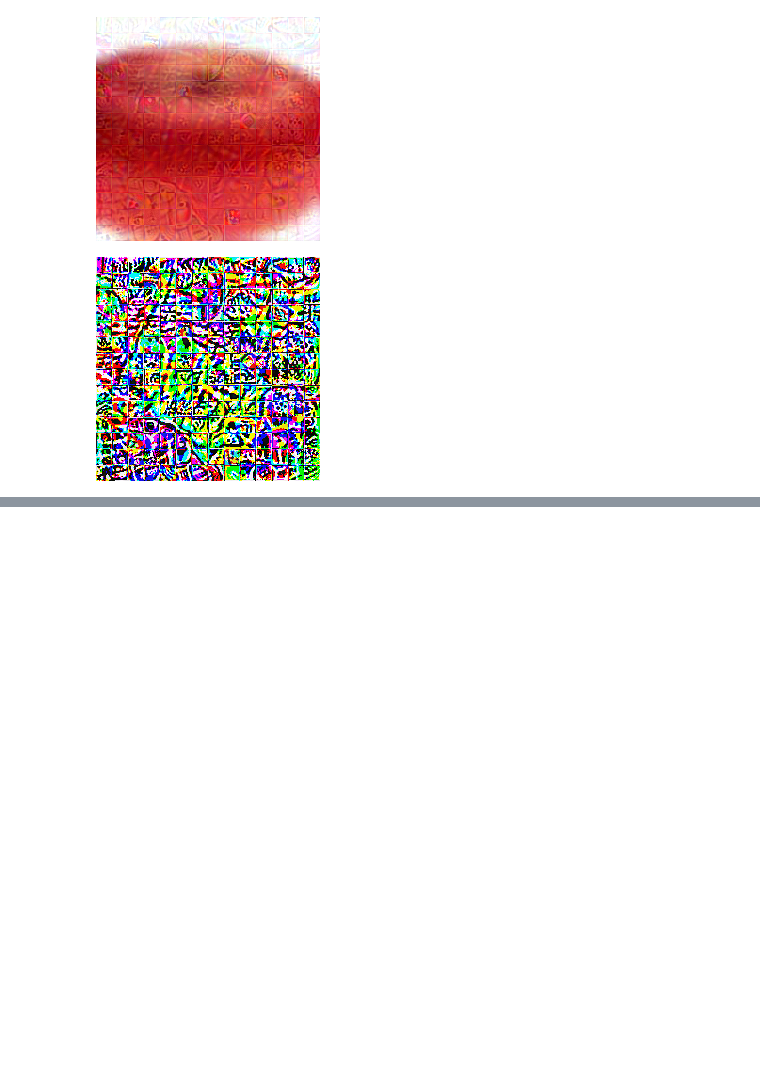
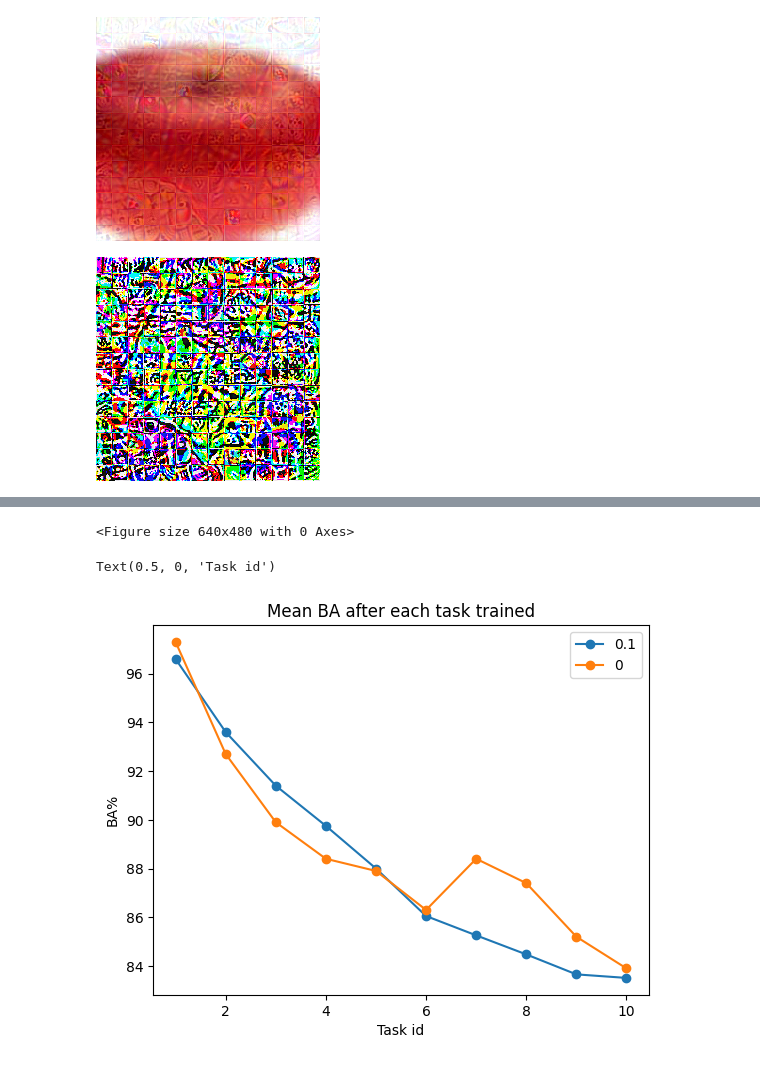
Before and after one commit to VaishnavJayanand/L2P_Backdoor, a Jupyter notebook: test.ipynb, the cells around one changed output, grey strips where cells are left out. Cells and saved outputs as stored; diff of their text form; code cells hidden in the pictures; blank space fills up the shorter version.

```diff
--- a/test.ipynb
+++ b/test.ipynb
@@ -138,0 +140,3 @@ h_img.save('heat.png')
+# %%
+acc = np.load('./output/stats/trigger_0_0_16.255.ptacc_matrix_9.npy')
+asr = np.load('./output/stats/trigger_0_0_16.255.ptasr_matrix_9.npy')
@@ -138,0 +158,47 @@ h_img.save('heat.png')
+# %%
+fig = plt.figure()
+
+num_tasks = 10
+
+acc_mean_model = []
+acc_mean_task = []
+
+asr_mean_model = []
+asr_mean_task = []
+
+for i in range(num_tasks):
+    acc_mean_model.append(acc[:,i].sum()/(i+1))
+    acc_mean_task.append(acc[i,:].sum()/(num_tasks-(i)))
+
+    asr_mean_model.append(asr[:,i].sum()/(i+1))
+    asr_mean_task.append(asr[i,:].sum()/(num_tasks-(i)))
+# %% [output]
+<Figure size 640x480 with 0 Axes>
+# %%
+
+data = [[acc_mean_model,asr_mean_model,0.1]]
+
+for d in data:
+
+    ACC,ASR,poison_rate = d
+
+    title = f"Mean BA after each task trained"
+
+    plt.plot(np.arange(1,len(ACC)+1),ACC,label=f'{poison_rate}',marker='o')
+    plt.title(title)
+    plt.ylabel('BA%')
+    plt.legend()
+    plt.xlabel('experience')
+    # plt.ylim(0,100)
+
+ACC_no_poison = [97.300,92.700,89.900, 88.400, 87.900,86.300,88.400,87.400, 85.200,83.900]
+
+plt.plot(np.arange(1,len(ACC)+1),ACC_no_poison,label=f'{0}',marker='o')
+plt.title(title)
+plt.ylabel('BA%')
+plt.legend()
+plt.xlabel('Task id')
+# plt.ylim(0,100)
+# %% [output]
+Text(0.5, 0, 'Task id')
+[figure, added]
```
Also changed, not shown: parts of 6 cells of this notebook, 44 other files.
